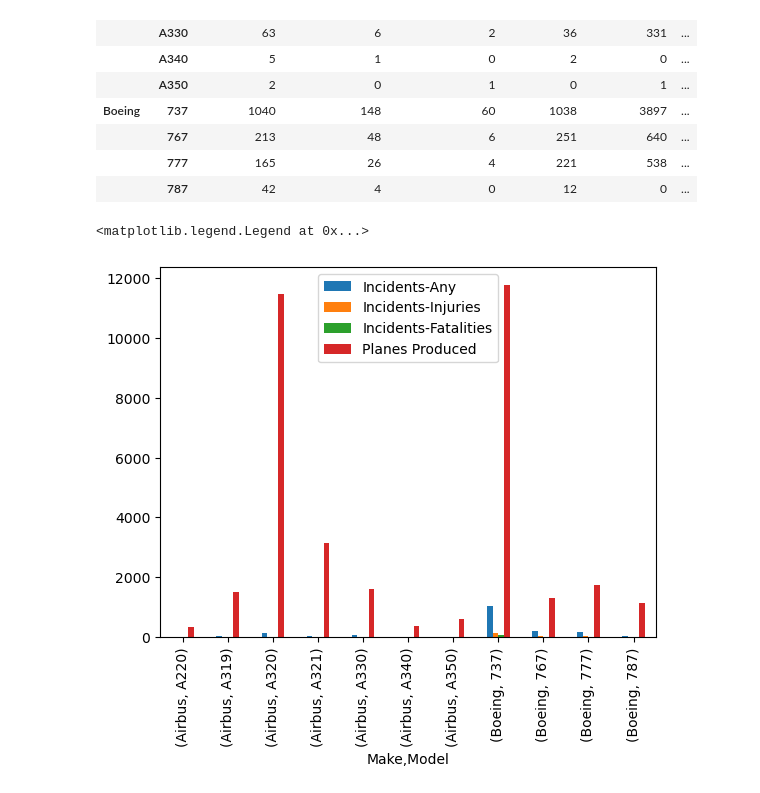
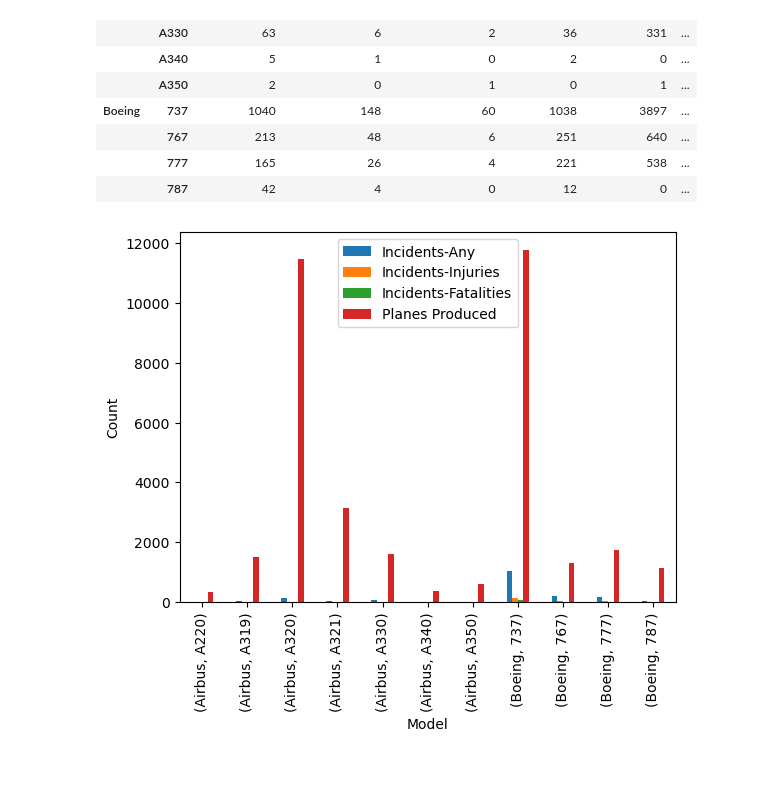
Before and after one commit to jgoett2/AirplaneRecommendations, a Jupyter notebook: AirplaneAnalysis.ipynb, the cells around one changed output. Cells and saved outputs as stored; diff of their text form; code cells hidden in the pictures.

Commit message:
Updated figures with labels

```diff
--- a/AirplaneAnalysis.ipynb
+++ b/AirplaneAnalysis.ipynb
@@ -83,10 +83,12 @@ modelCompare[["Incidents-Any","Incidents-Injuries","Incidents-Fatalities","Total
 # %%
 fig, ax = plt.subplots()
 modelCompare.plot.bar(y=["Incidents-Any","Incidents-Injuries","Incidents-Fatalities","Produced"], ax=ax)
 ax.legend(["Incidents-Any","Incidents-Injuries","Incidents-Fatalities","Planes Produced"])
+ax.set_xlabel("Model")
+ax.set_ylabel("Count")
+fig.savefig("fig1.png")
 # %% [output]
-<matplotlib.legend.Legend at 0x...>
-[figure, old version]
+[figure, new version]
 # %%
 fig, ax = plt.subplots()
 modelCompare.plot.bar(y=["IncidentsRatio","IncidentsInjuriesRatio","IncidentsFatalitiesRatio"], ax=ax)
```
Also changed, not shown: parts of 1 cell of this notebook, 1 other file.
